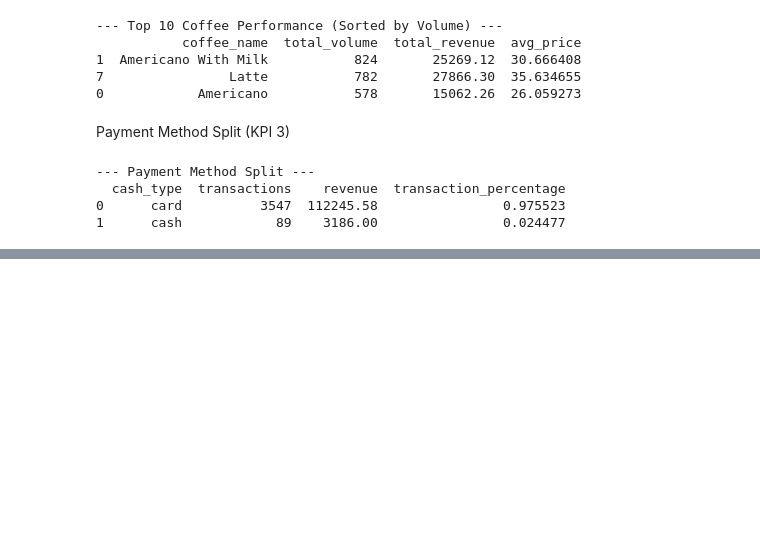
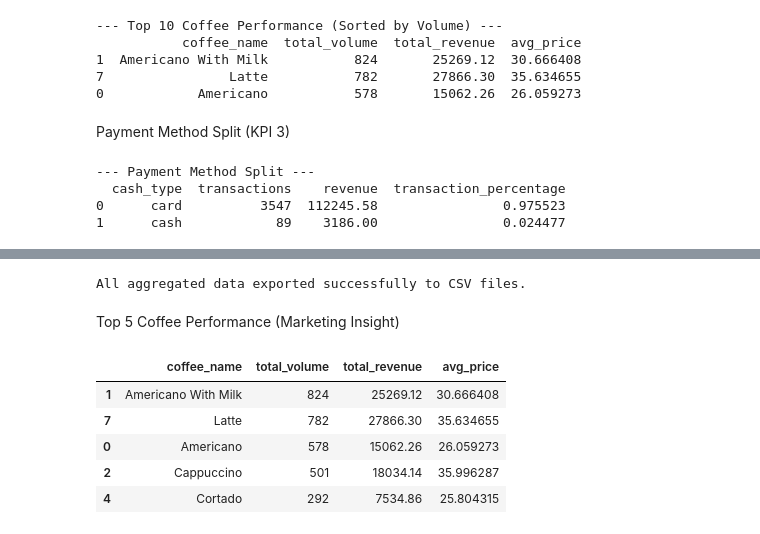
Before and after one commit to asangikak/kaggle, a Jupyter notebook: coffee-sales-eda.ipynb, the cells around one changed output, grey strips where cells are left out. Drawn from its saved outputs; the diff is of its cells as text; code cells hidden in the pictures; blank space fills up the shorter version.

```diff
--- a/coffee-sales-eda.ipynb
+++ b/coffee-sales-eda.ipynb
@@ -212,0 +260,21 @@ print(payment_split)
+# %%
+# Export aggregated data for use in the BI tool
+coffee_performance.to_csv('coffee_performance.csv', index=False)
+payment_split.to_csv('payment_split.csv', index=False)
+hourly_trend.to_csv('hourly_sales_trend.csv', index=False)
+day_of_week_trend.to_csv('day_of_week_sales_trend.csv', index=False)
+
+print("\nAll aggregated data exported successfully to CSV files.")
+# %% [output]
+All aggregated data exported successfully to CSV files.
+# %% [markdown]
+Top 5 Coffee Performance (Marketing Insight)
+# %%
+coffee_performance.head()
+# %% [output]
+|  | coffee_name | total_volume | total_revenue | avg_price |
+| 1 | Americano With Milk | 824 | 25269.12 | 30.666408 |
+| 7 | Latte | 782 | 27866.30 | 35.634655 |
+| 0 | Americano | 578 | 15062.26 | 26.059273 |
+| 2 | Cappuccino | 501 | 18034.14 | 35.996287 |
+| 4 | Cortado | 292 | 7534.86 | 25.804315 |
```
Also changed, not shown: parts of 4 cells of this notebook.
